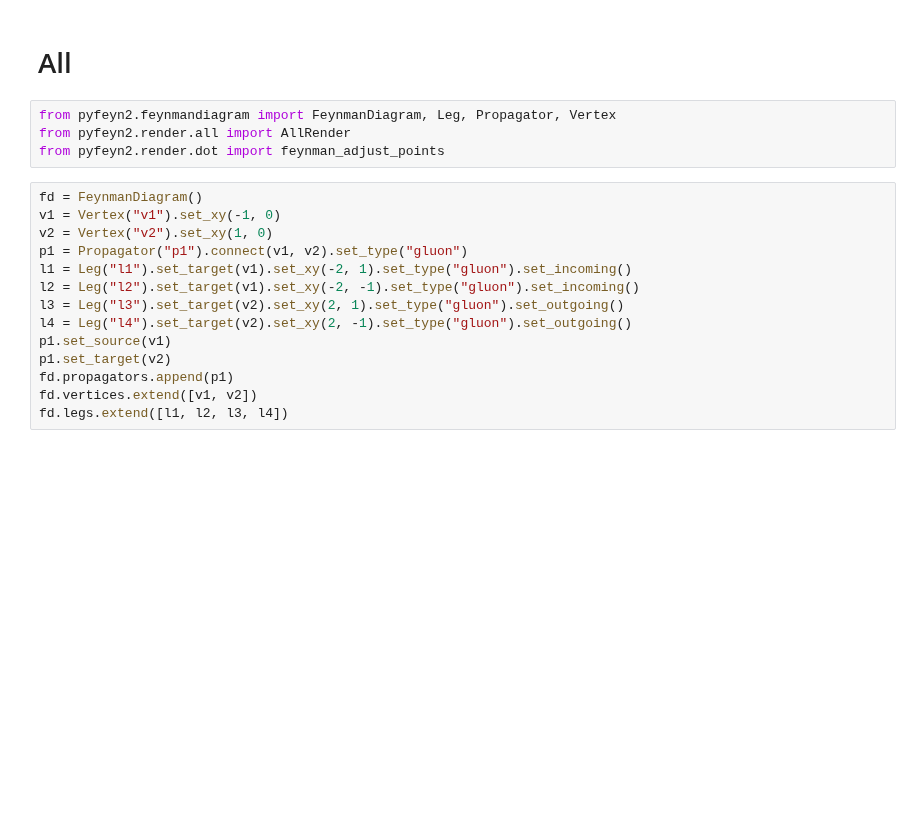
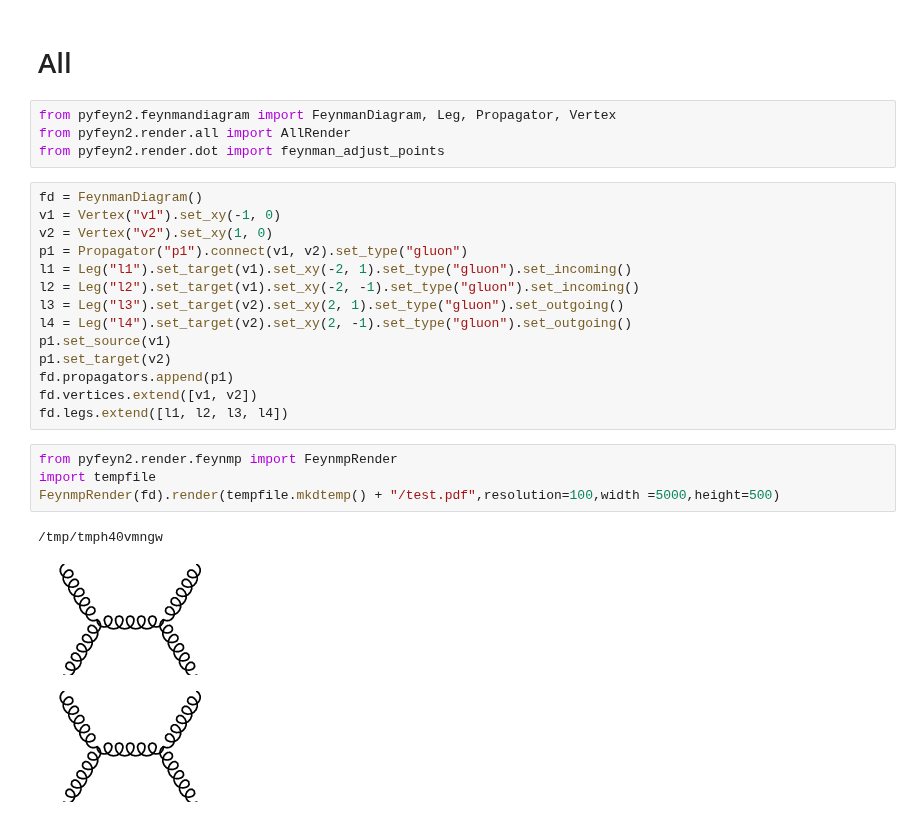
Before and after one commit to kpedro88/pyfeyn, a Jupyter notebook: docs/source/examples/All.ipynb, the cells around one changed output. Drawn from its saved outputs; the diff is of its cells as text; blank space fills up the shorter version.

Commit message:
Fix cwd bug in feynmp

```diff
--- a/docs/source/examples/All.ipynb
+++ b/docs/source/examples/All.ipynb
@@ -18,6 +18,14 @@ p1.set_target(v2)
 fd.propagators.append(p1)
 fd.vertices.extend([v1, v2])
 fd.legs.extend([l1, l2, l3, l4])
+# %%
+from pyfeyn2.render.feynmp import FeynmpRender
+import tempfile
+FeynmpRender(fd).render(tempfile.mkdtemp() + "/test.pdf",resolution=100,width =5000,height=500)
+# %% [output]
+/tmp/tmph40vmngw
+[figure, added]
+[figure, added]
 # %%
 ar = AllRender(fd)
 ar.render(resolution=100,width =5000,height=500)
```
Also changed, not shown: parts of 2 cells of this notebook, 4 other files.
